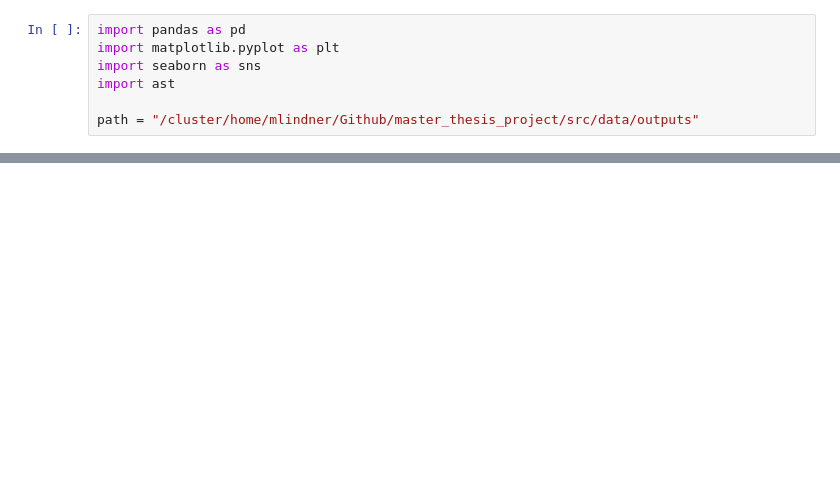
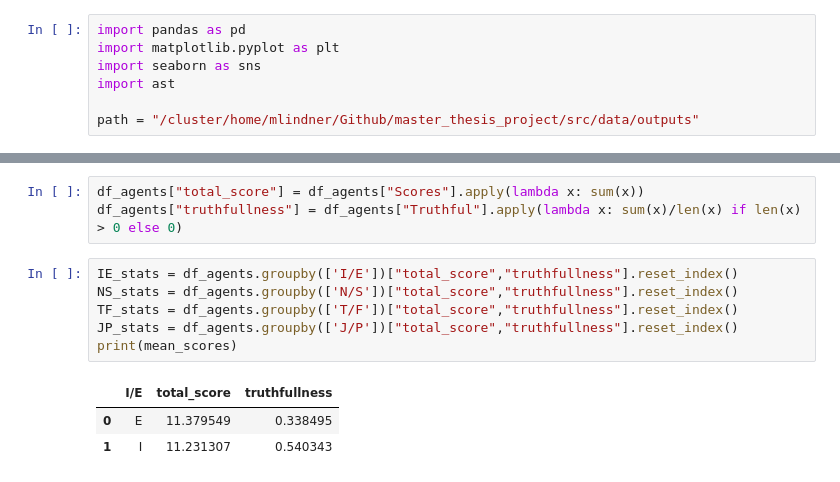
Before and after one commit to mathislindner/Multi-Agent-LLM-Game-Theory, a Jupyter notebook: plot_variance.ipynb, the cells around one changed output, grey strips where cells are left out. Cells and saved outputs as stored; diff of their text form; blank space fills up the shorter version.

```diff
--- a/plot_variance.ipynb
+++ b/plot_variance.ipynb
@@ -62,0 +108,13 @@ df.tail()
+# %%
+df_agents["total_score"] = df_agents["Scores"].apply(lambda x: sum(x))
+df_agents["truthfullness"] = df_agents["Truthful"].apply(lambda x: sum(x)/len(x) if len(x) > 0 else 0)
+# %%
+IE_stats = df_agents.groupby(['I/E'])["total_score","truthfullness"].reset_index()
+NS_stats = df_agents.groupby(['N/S'])["total_score","truthfullness"].reset_index()
+TF_stats = df_agents.groupby(['T/F'])["total_score","truthfullness"].reset_index()
+JP_stats = df_agents.groupby(['J/P'])["total_score","truthfullness"].reset_index()
+print(mean_scores)
+# %% [output]
+|  | I/E | total_score | truthfullness |
+| 0 | E | 11.379549 | 0.338495 |
+| 1 | I | 11.231307 | 0.540343 |
```
Also changed, not shown: parts of 3 cells of this notebook, 1 other file.
